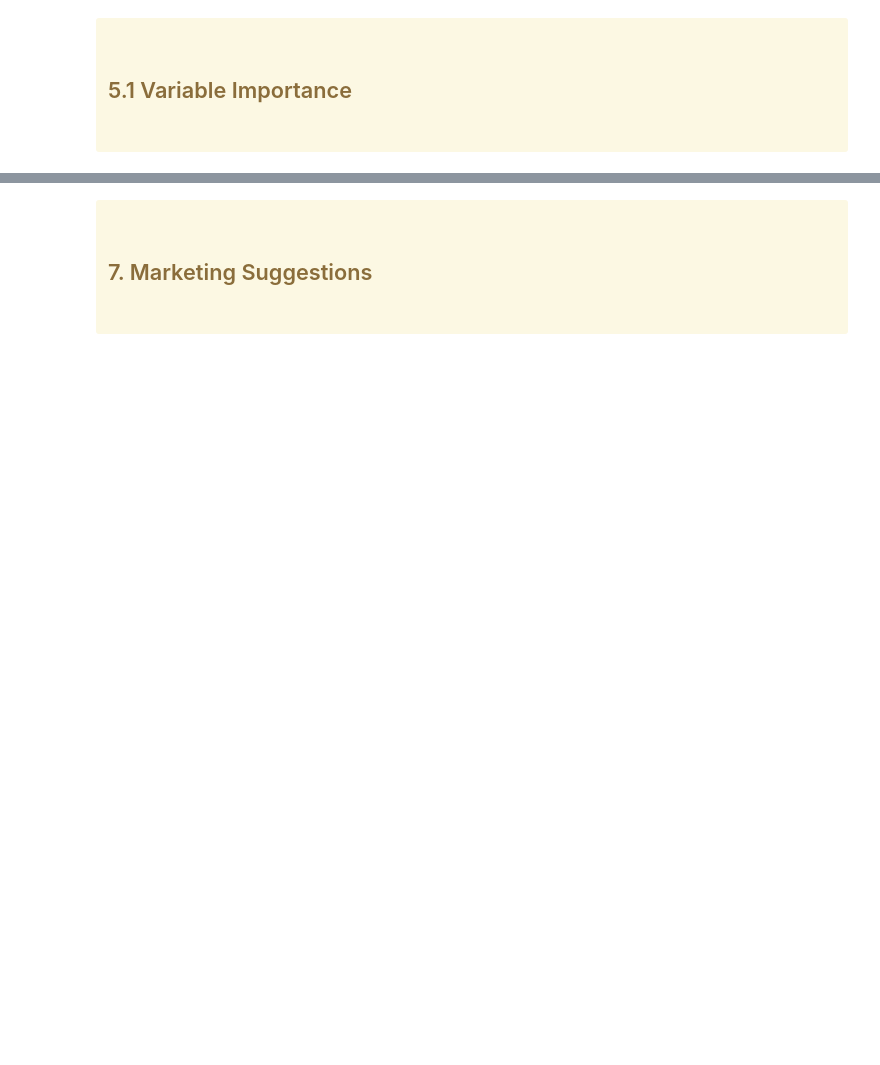
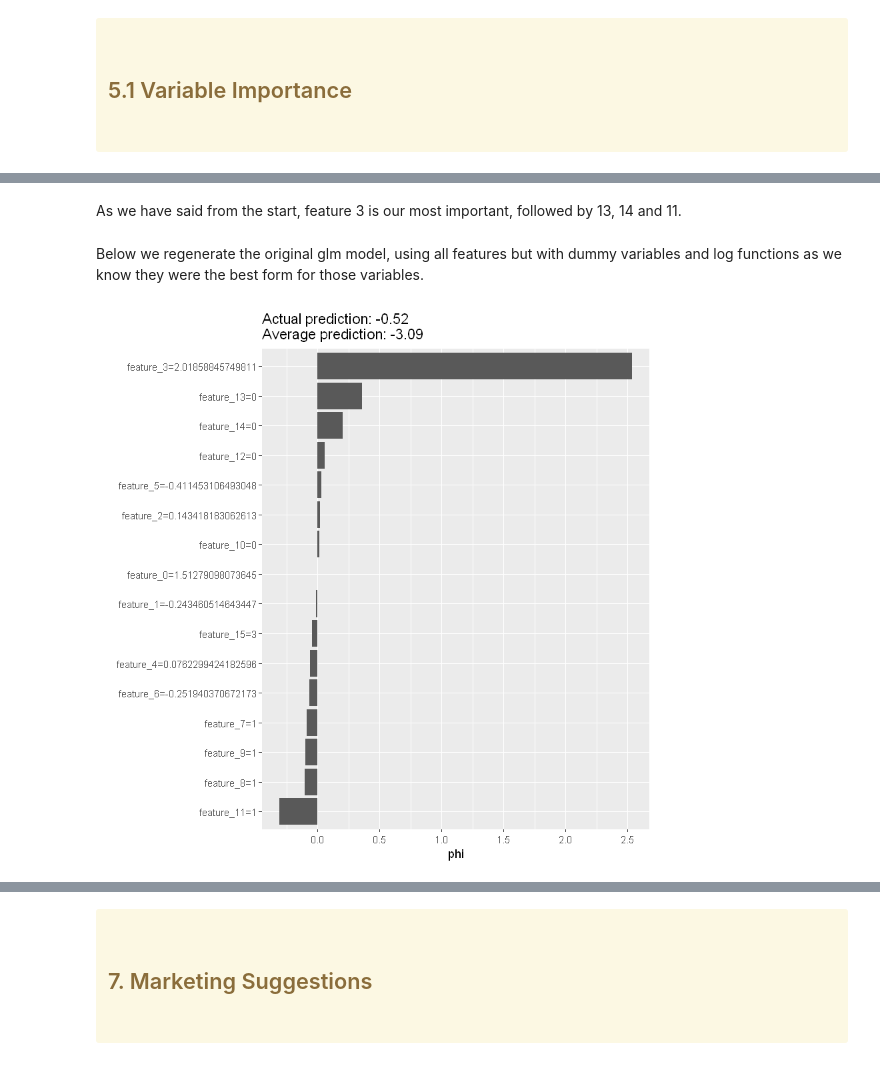
Before and after one commit to 20spaghetti/Customer-Churn-Prediction, a Jupyter notebook: Customer Churn Prediction.ipynb, the cells around one changed output, grey strips where cells are left out. Drawn from its saved outputs; the diff is of its cells as text; code cells hidden in the pictures; blank space fills up the shorter version.

```diff
--- a/Customer Churn Prediction.ipynb
+++ b/Customer Churn Prediction.ipynb
@@ -1475,0 +1676,21 @@ https://onezero.blog/machine-learning-model-explanation-using-shapley-values/
+# %% [markdown]
+As we have said from the start, feature 3 is our most important, followed by 13, 14 and 11.
+# %% [markdown]
+Below we regenerate the original glm model, using all features but with dummy variables and log functions as we know they were the best form for those variables.
+# %%
+#glm.cvfit can't be used here, so we'll recreate it with glm
+fit.glm.initial <- glm(labels ~ log(feature_1+4) + feature_2 + log(feature_3 + 2) + log(feature_4 + 1) + feature_5 + feature_6 +
+                     feature_7 + as.factor(feature_8) + as.factor(feature_9) + feature_10 + feature_11 + feature_12 +
+                     feature_13 +  as.factor(feature_14) + as.factor(feature_15), data = test, family = binomial)
+
+
+X <- train[-which(names(train) == "labels")] # label data
+mod <- Predictor$new(fit.glm.initial, data = X) # holding the machine learning model and the data
+
+# Then we explain the first instance of the dataset with the Shapley method:
+x.interest <- X[1, ]
+shapley.glm.initial <- Shapley$new(mod, x.interest = x.interest)
+# %%
+plot(shapley.glm.initial)
+# %% [output]
+[figure, added]
```
Also changed, not shown: parts of 191 cells of this notebook.
